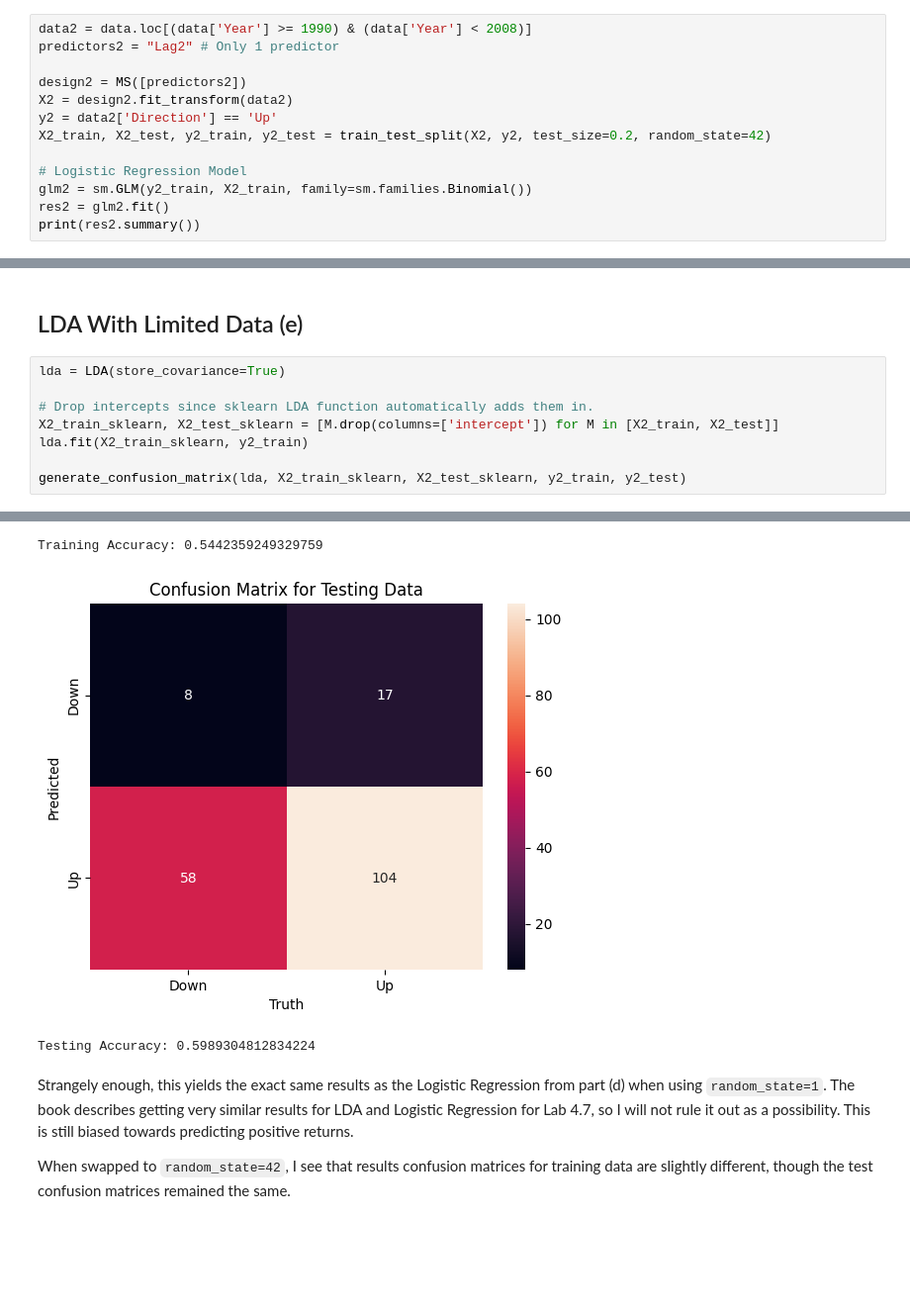
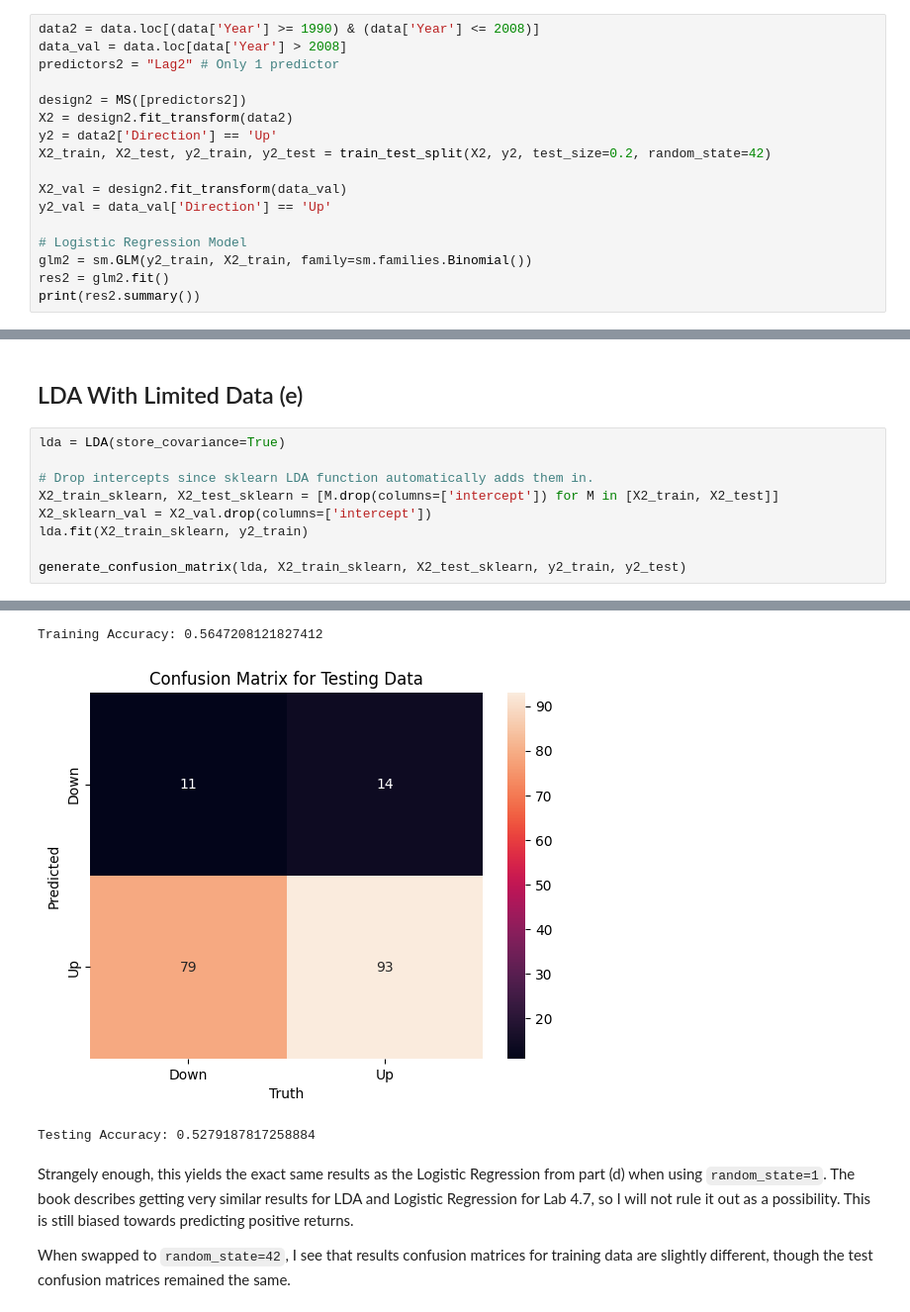
Before and after one commit to djadczak956/MA4635, a Jupyter notebook: Jadczak_Damian_HW3_2.ipynb, the cells around one changed output, grey strips where cells are left out. Shown at 99% size. Saved outputs shown, nothing was run; the diff lists cells and outputs as text; blank space fills up the shorter version.

````diff
--- a/Jadczak_Damian_HW3_2.ipynb
+++ b/Jadczak_Damian_HW3_2.ipynb
@@ -170,5 +170,6 @@ This time, the model will only be fit with data from 1990 to 2008. I will exclud
 # %%
-data2 = data.loc[(data['Year'] >= 1990) & (data['Year'] < 2008)]
+data2 = data.loc[(data['Year'] >= 1990) & (data['Year'] <= 2008)]
+data_val = data.loc[data['Year'] > 2008]
 predictors2 = "Lag2" # Only 1 predictor
 
 design2 = MS([predictors2])
@@ -176,6 +177,9 @@ X2 = design2.fit_transform(data2)
 y2 = data2['Direction'] == 'Up'
 X2_train, X2_test, y2_train, y2_test = train_test_split(X2, y2, test_size=0.2, random_state=42)
 
+X2_val = design2.fit_transform(data_val)
+y2_val = data_val['Direction'] == 'Up'
+
 # Logistic Regression Model
 glm2 = sm.GLM(y2_train, X2_train, family=sm.families.Binomial())
 res2 = glm2.fit()
@@ -239,6 +261,7 @@ lda = LDA(store_covariance=True)
 
 # Drop intercepts since sklearn LDA function automatically adds them in.
 X2_train_sklearn, X2_test_sklearn = [M.drop(columns=['intercept']) for M in [X2_train, X2_test]]
+X2_sklearn_val = X2_val.drop(columns=['intercept'])
 lda.fit(X2_train_sklearn, y2_train)
 
 generate_confusion_matrix(lda, X2_train_sklearn, X2_test_sklearn, y2_train, y2_test)
@@ -247,6 +270,6 @@ generate_confusion_matrix(lda, X2_train_sklearn, X2_test_sklearn, y2_train, y2_t
-Training Accuracy: 0.5442359249329759
+Training Accuracy: 0.5647208121827412
-[figure, old version]
+[figure, new version]
-Testing Accuracy: 0.5989304812834224
+Testing Accuracy: 0.5279187817258884
 # %% [markdown]
 Strangely enough, this yields the exact same results as the Logistic Regression from part (d) when using ```random_state=1```. The book describes getting very similar results for LDA and Logistic Regression for Lab 4.7, so I will not rule it out as a possibility. This is still biased towards predicting positive returns.
 
````
Also changed, not shown: parts of 24 cells of this notebook.
